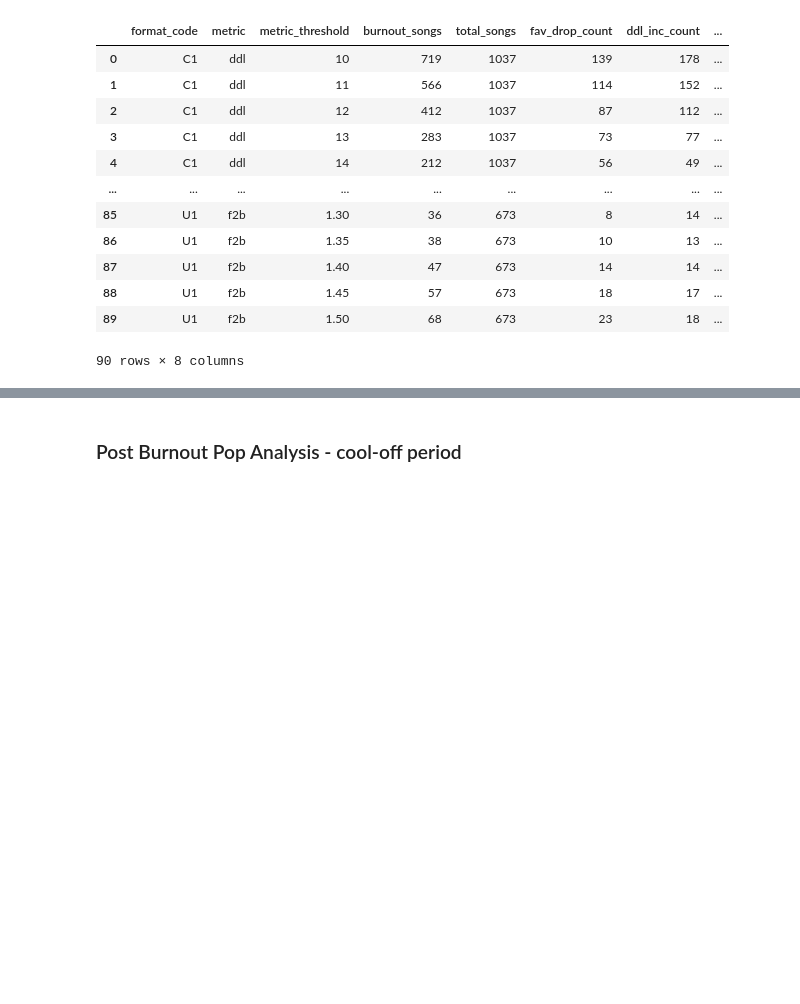
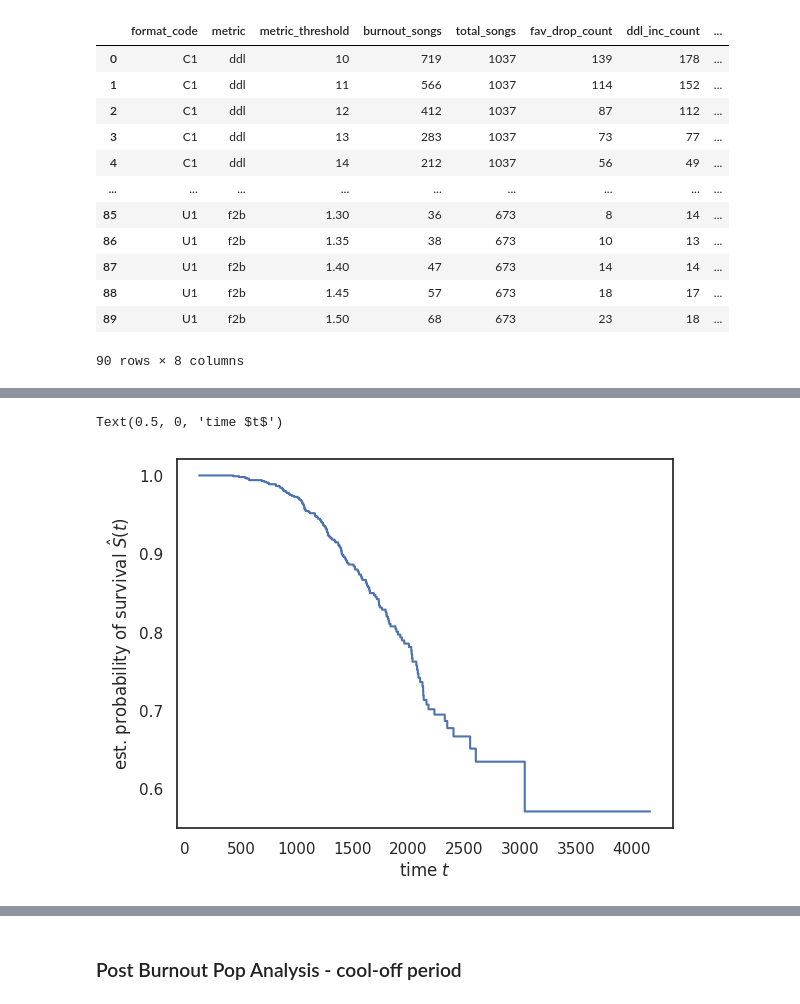
Before and after one commit to gjampanih/adds-early-burnout-warning-model, a Jupyter notebook: notebooks/ebw_metrics_analysis.ipynb, the cells around one changed output, grey strips where cells are left out. Cells and saved outputs as stored; diff of their text form; code cells hidden in the pictures; blank space fills up the shorter version.

```diff
--- a/notebooks/ebw_metrics_analysis.ipynb
+++ b/notebooks/ebw_metrics_analysis.ipynb
@@ -897,0 +1090,6 @@ plt.savefig(os.getcwd() + '/img/dll_vs_f2b.jpeg', format='jpeg', dpi=300)
+# %%
+df_extract_summ['censored_flag'] = df_extract_summ.apply(lambda x: 0 if (pd.isna(x['cuml_spins_non_on_brn'])) else 1, axis=1)
+# %%
+df_extract_summ['survival_time'] = df_extract_summ.apply(lambda x: x['cuml_spins_non_on'] if x['censored_flag'] == 0 else x['cuml_spins_non_on_brn'], axis=1)
+# %%
+df_extract_summ.reset_index(inplace=True)
@@ -897,0 +1112,9 @@ plt.savefig(os.getcwd() + '/img/dll_vs_f2b.jpeg', format='jpeg', dpi=300)
+# %%
+from sksurv.nonparametric import kaplan_meier_estimator
+time, survival_prob = kaplan_meier_estimator(df_extract_summ["censored_flag"].astype('bool'), df_extract_summ["survival_time"])
+plt.step(time, survival_prob, where="post")
+plt.ylabel("est. probability of survival $\hat{S}(t)$")
+plt.xlabel("time $t$")
+# %% [output]
+Text(0.5, 0, 'time $t$')
+[figure, added]
```
Also changed, not shown: parts of 47 cells of this notebook.
